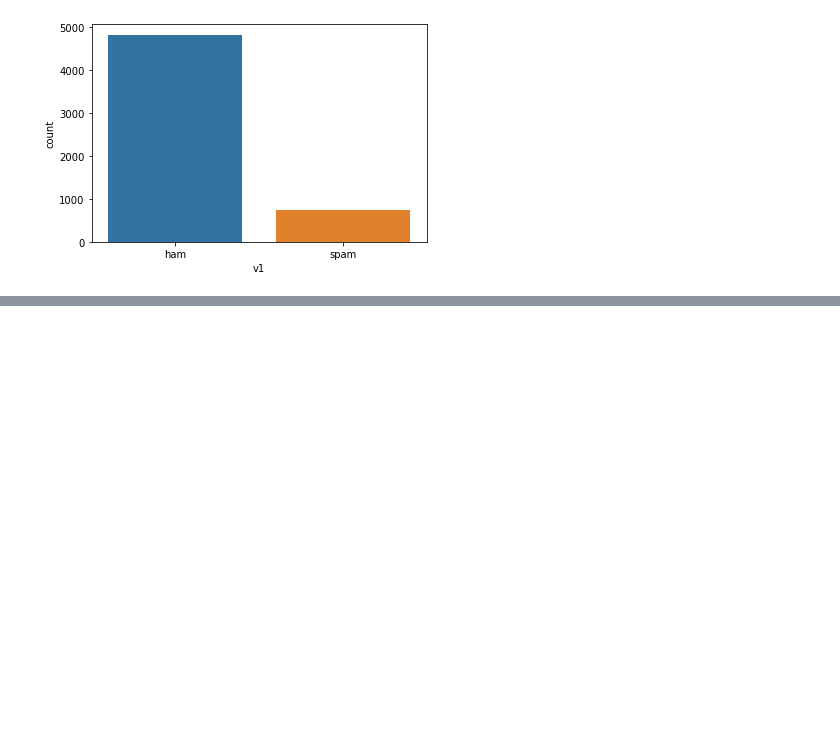
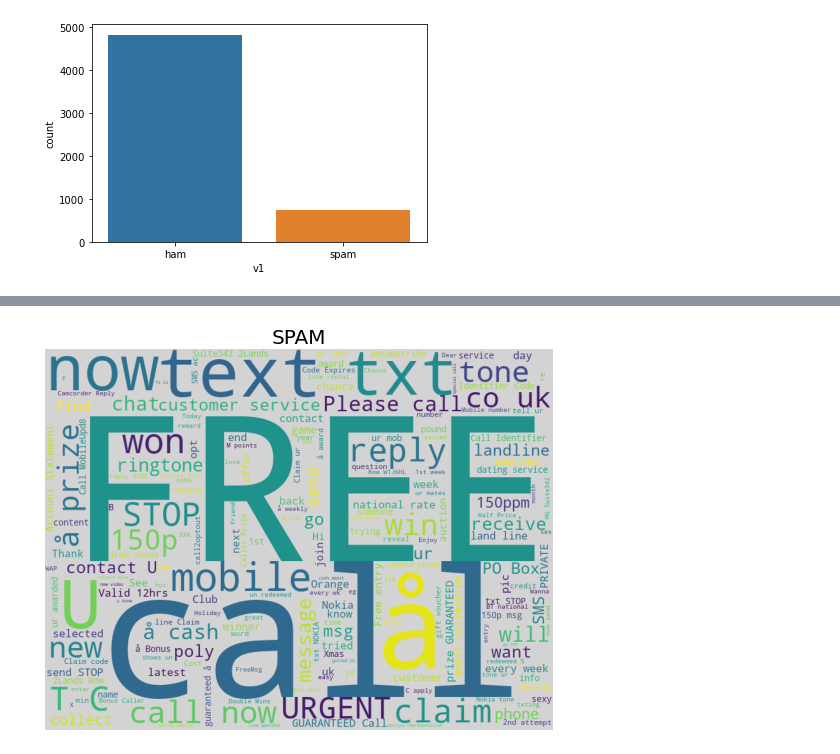
Before and after one commit to heyam3/33steamlit_spam_detection, a Jupyter notebook: ML_Spam_detection.ipynb, the cells around one changed output, grey strips where cells are left out. Saved outputs shown, nothing was run; the diff lists cells and outputs as text; code cells hidden in the pictures; blank space fills up the shorter version.

```diff
--- a/ML_Spam_detection.ipynb
+++ b/ML_Spam_detection.ipynb
@@ -105,3 +105,25 @@ st.pyplot(fig)
     streamlit run C:\Users\Tamzid\anaconda3\lib\site-packages\ipykernel_launcher.py [ARGUMENTS]
 DeltaGenerator(_root_container=0, _provided_cursor=None, _parent=None, _block_type=None, _form_data=None)
 [figure]
+# %%
+df_spam  = data[data.v1 == 'spam'].copy()
+df_ham = data[data.v1 == 'ham'].copy()
+# %%
+import wordcloud
+
+def generate_wordcloud(data_frame, v1):
+    text = ' '.join(data_frame['v2'].astype(str).tolist())
+    stopwords = set(wordcloud.STOPWORDS)
+
+    fig_wordcloud = wordcloud.WordCloud(stopwords=stopwords,background_color='lightgrey',
+                    colormap='viridis', width=800, height=600).generate(text)
+
+    plt.figure(figsize=(10,7), frameon=True)
+    plt.imshow(fig_wordcloud)
+    plt.axis('off')
+    plt.title(v1, fontsize=20 )
+    plt.show()
+# %%
+generate_wordcloud(df_spam, 'SPAM')
+# %% [output]
+[figure, added]
```
Also changed, not shown: parts of 2 cells of this notebook.
